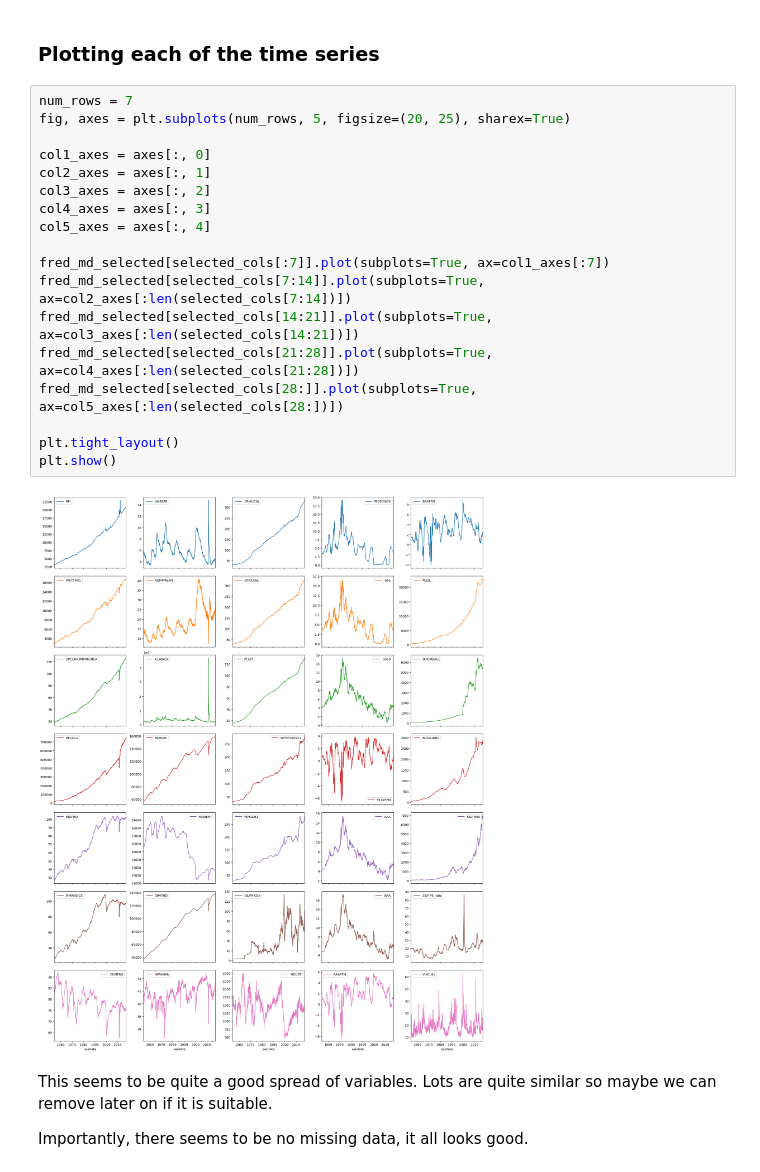
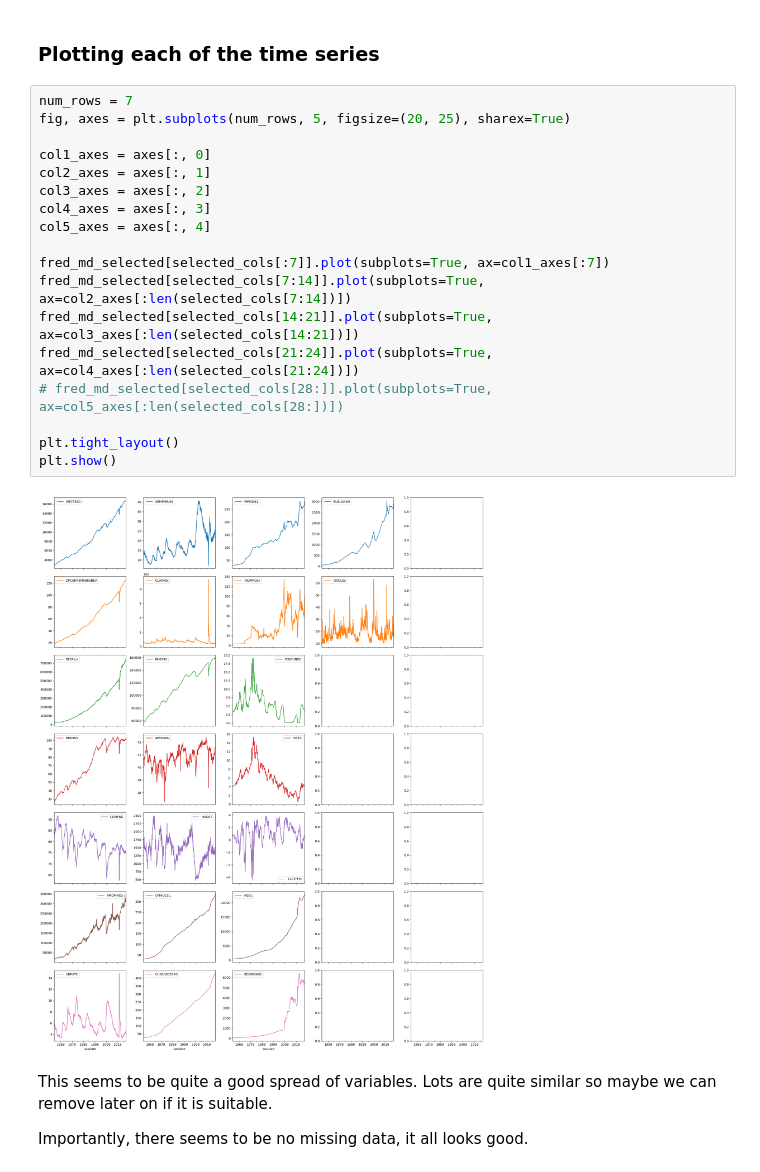
Before and after one commit to adamfowliee/JDKF_Starter, a Jupyter notebook: dissertation_brief/brief_phase1.ipynb, the cells around one changed output. Saved outputs shown, nothing was run; the diff lists cells and outputs as text.

```diff
--- a/dissertation_brief/brief_phase1.ipynb
+++ b/dissertation_brief/brief_phase1.ipynb
@@ -169,23 +236,23 @@ summary_df
 # %%
 num_rows = 7
 fig, axes = plt.subplots(num_rows, 5, figsize=(20, 25), sharex=True)
 
 col1_axes = axes[:, 0]
 col2_axes = axes[:, 1]
 col3_axes = axes[:, 2]
 col4_axes = axes[:, 3]
 col5_axes = axes[:, 4]
 
 fred_md_selected[selected_cols[:7]].plot(subplots=True, ax=col1_axes[:7])
 fred_md_selected[selected_cols[7:14]].plot(subplots=True, ax=col2_axes[:len(selected_cols[7:14])])
 fred_md_selected[selected_cols[14:21]].plot(subplots=True, ax=col3_axes[:len(selected_cols[14:21])])
-fred_md_selected[selected_cols[21:28]].plot(subplots=True, ax=col4_axes[:len(selected_cols[21:28])])
-fred_md_selected[selected_cols[28:]].plot(subplots=True, ax=col5_axes[:len(selected_cols[28:])])
+fred_md_selected[selected_cols[21:24]].plot(subplots=True, ax=col4_axes[:len(selected_cols[21:24])])
+# fred_md_selected[selected_cols[28:]].plot(subplots=True, ax=col5_axes[:len(selected_cols[28:])])
 
 plt.tight_layout()
 plt.show()
 # %% [output]
-[figure, old version]
+[figure, new version]
 # %% [markdown]
 This seems to be quite a good spread of variables. Lots are quite similar so maybe we can remove later on if it is suitable.
 
```
Also changed, not shown: parts of 13 cells of this notebook, 39 other files.
